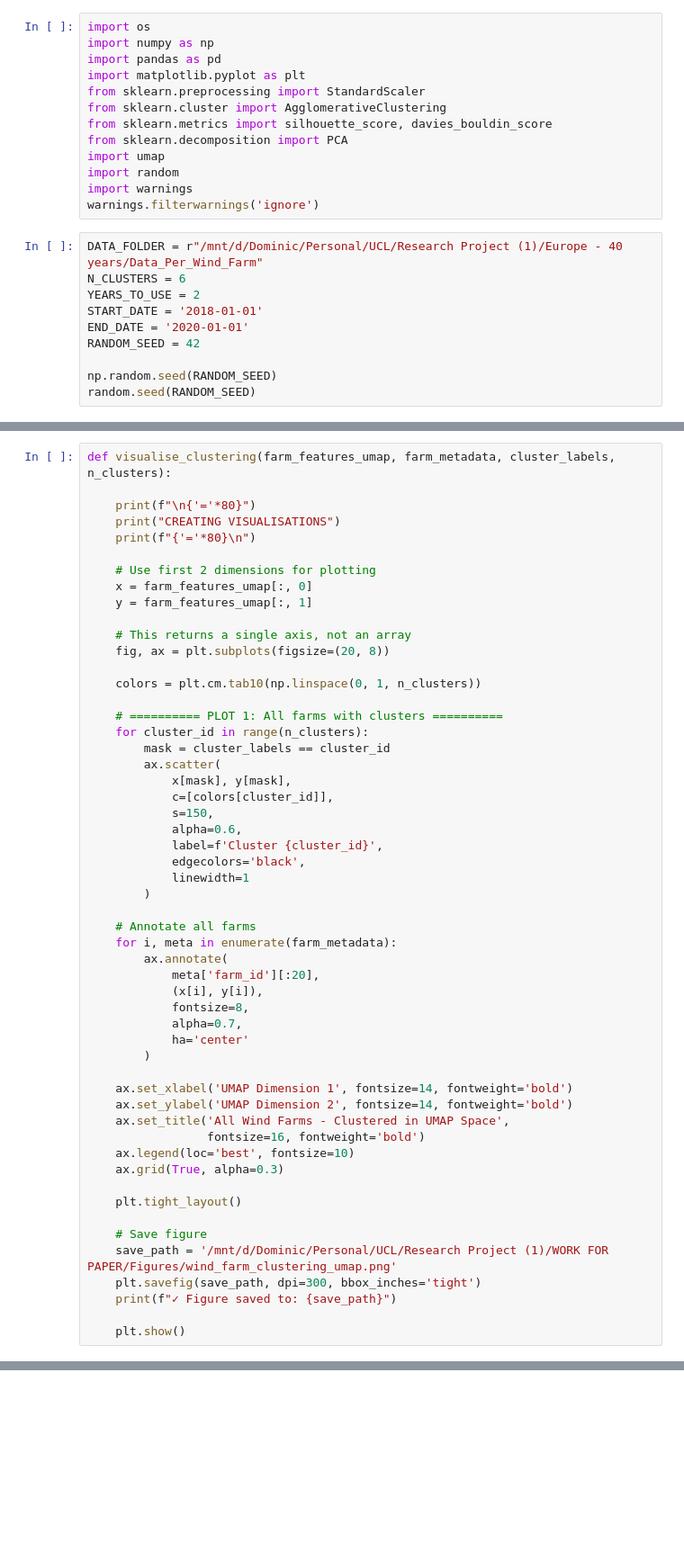
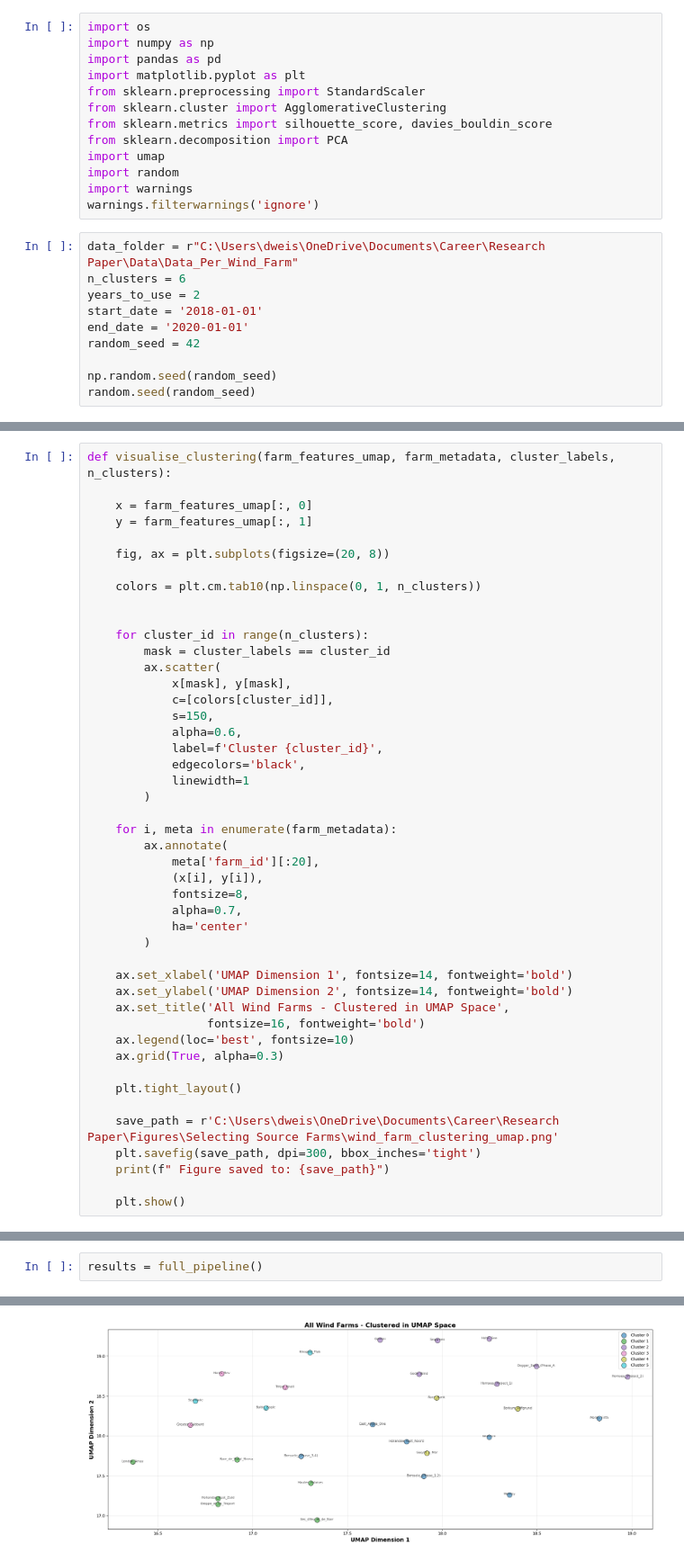
Before and after one commit to DomWeisser/offshore-wind-forecasting-2026, a Jupyter notebook: Scripts/Choosing Source Farms.ipynb, the cells around one changed output, grey strips where cells are left out. Shown at 90% size. Saved outputs shown, nothing was run; the diff lists cells and outputs as text; blank space fills up the shorter version.

```diff
--- a/Scripts/Choosing Source Farms.ipynb
+++ b/Scripts/Choosing Source Farms.ipynb
@@ -29,15 +12,15 @@ import random
 import warnings
 warnings.filterwarnings('ignore')
 # %%
-DATA_FOLDER = r"/mnt/d/Dominic/Personal/UCL/Research Project (1)/Europe - 40 years/Data_Per_Wind_Farm"
-N_CLUSTERS = 6
-YEARS_TO_USE = 2
-START_DATE = '2018-01-01'
-END_DATE = '2020-01-01'
-RANDOM_SEED = 42
+data_folder = r"C:\Users\dweis\OneDrive\Documents\Career\Research Paper\Data\Data_Per_Wind_Farm"
+n_clusters = 6
+years_to_use = 2
+start_date = '2018-01-01'
+end_date = '2020-01-01'
+random_seed = 42
 
-np.random.seed(RANDOM_SEED)
-random.seed(RANDOM_SEED)
+np.random.seed(random_seed)
+random.seed(random_seed)
 # %%
 def load_all_wind_farms(data_folder):
 
@@ -351,20 +311,14 @@ def cluster_farms_in_umap_space(farm_features_umap, farm_metadata, n_clusters):
 # %%
 def visualise_clustering(farm_features_umap, farm_metadata, cluster_labels, n_clusters):
 
-    print(f"\n{'='*80}")
-    print("CREATING VISUALISATIONS")
-    print(f"{'='*80}\n")
-
-    # Use first 2 dimensions for plotting
     x = farm_features_umap[:, 0]
     y = farm_features_umap[:, 1]
 
-    # This returns a single axis, not an array
     fig, ax = plt.subplots(figsize=(20, 8))
 
     colors = plt.cm.tab10(np.linspace(0, 1, n_clusters))
 
-    # ========== PLOT 1: All farms with clusters ==========
+
     for cluster_id in range(n_clusters):
         mask = cluster_labels == cluster_id
         ax.scatter(
@@ -377,7 +331,6 @@ def visualise_clustering(farm_features_umap, farm_metadata, cluster_labels, n_cl
             linewidth=1
         )
 
-    # Annotate all farms
     for i, meta in enumerate(farm_metadata):
         ax.annotate(
             meta['farm_id'][:20],
@@ -396,9 +349,8 @@ def visualise_clustering(farm_features_umap, farm_metadata, cluster_labels, n_cl
 
     plt.tight_layout()
 
-    # Save figure
-    save_path = '/mnt/d/Dominic/Personal/UCL/Research Project (1)/WORK FOR PAPER/Figures/wind_farm_clustering_umap.png'
+    save_path = r'C:\Users\dweis\OneDrive\Documents\Career\Research Paper\Figures\Selecting Source Farms\wind_farm_clustering_umap.png'
     plt.savefig(save_path, dpi=300, bbox_inches='tight')
-    print(f"✓ Figure saved to: {save_path}")
+    print(f" Figure saved to: {save_path}")
 
     plt.show()
@@ -505,0 +394,3 @@ Error:
+# %%
+results = full_pipeline()
+# %% [output]
@@ -505,0 +414 @@ Error:
+[figure, added]
```
Also changed, not shown: parts of 8 cells of this notebook, 1 other file.
